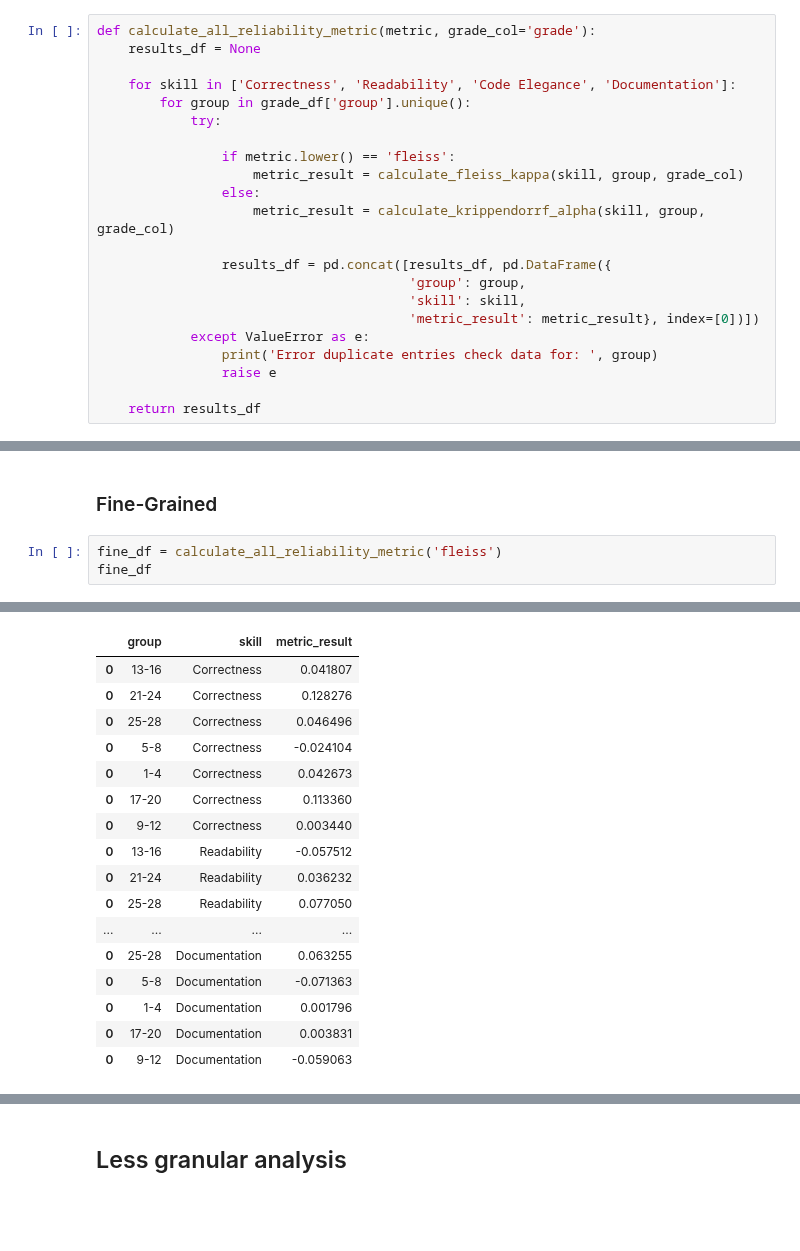
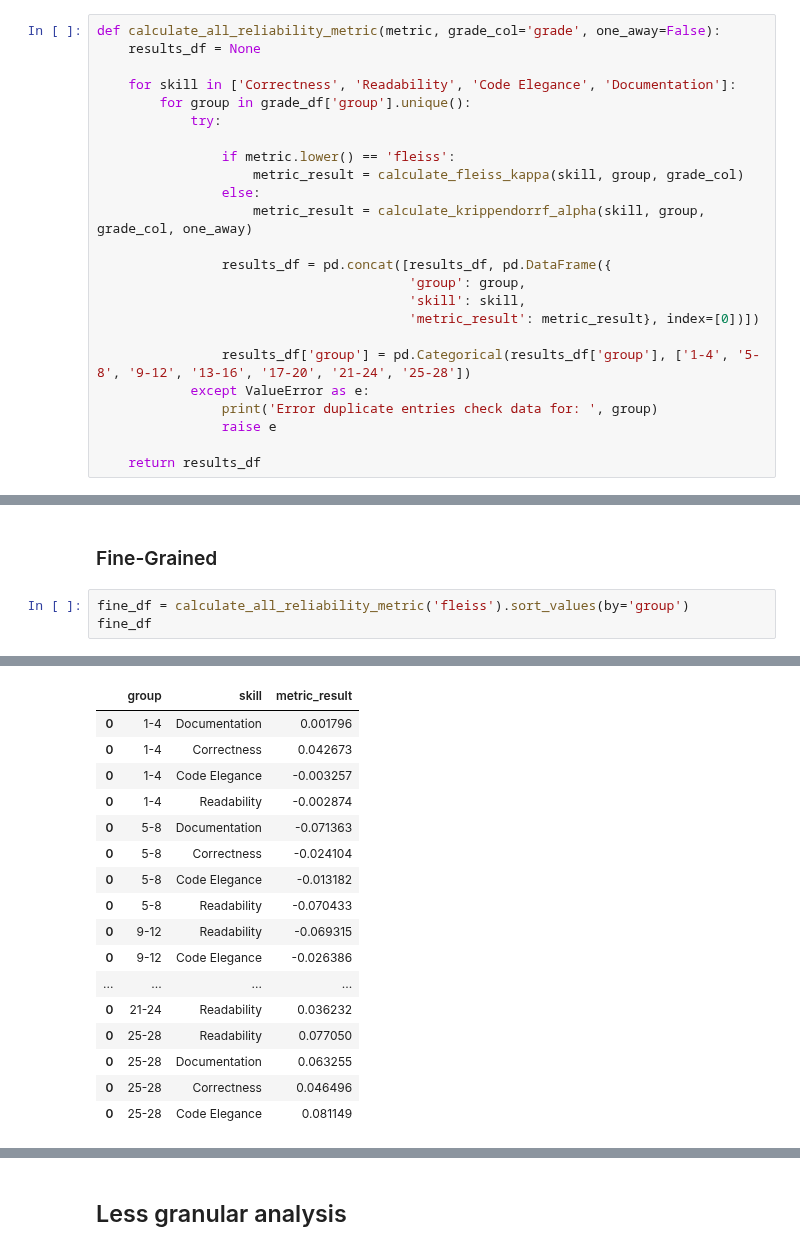
Before and after one commit to m-messer/Consistency_In_Grading_Analysis, a Jupyter notebook: grades_analysis.ipynb, the cells around one changed output, grey strips where cells are left out. Cells and saved outputs as stored; diff of their text form; blank space fills up the shorter version.

```diff
--- a/grades_analysis.ipynb
+++ b/grades_analysis.ipynb
@@ -72,7 +73,7 @@ grade_df
 # %% [markdown]
 # Inter-Rater Analysis
 # %%
-def calculate_all_reliability_metric(metric, grade_col='grade'):
+def calculate_all_reliability_metric(metric, grade_col='grade', one_away=False):
     results_df = None
 
     for skill in ['Correctness', 'Readability', 'Code Elegance', 'Documentation']:
@@ -82,12 +83,14 @@ def calculate_all_reliability_metric(metric, grade_col='grade'):
                 if metric.lower() == 'fleiss':
                     metric_result = calculate_fleiss_kappa(skill, group, grade_col)
                 else:
-                    metric_result = calculate_krippendorrf_alpha(skill, group, grade_col)
+                    metric_result = calculate_krippendorrf_alpha(skill, group, grade_col, one_away)
 
                 results_df = pd.concat([results_df, pd.DataFrame({
                                         'group': group,
                                         'skill': skill,
                                         'metric_result': metric_result}, index=[0])])
+
+                results_df['group'] = pd.Categorical(results_df['group'], ['1-4', '5-8', '9-12', '13-16', '17-20', '21-24', '25-28'])
             except ValueError as e:
                 print('Error duplicate entries check data for: ', group)
                 raise e
@@ -113,40 +116,40 @@ def calculate_fleiss_kappa(skill, group, grade_col):
 # %% [markdown]
 ### Fine-Grained
 # %%
-fine_df = calculate_all_reliability_metric('fleiss')
+fine_df = calculate_all_reliability_metric('fleiss').sort_values(by='group')
 fine_df
 # %% [output]
 Missing Grade:  participant_id      13  14  15 16
 assignment_number
 306.0              NaN  A+  B+  A
 Missing Grade:  participant_id      21   22   23  24
 assignment_number
 10.0               NaN   A+   D+   F
 410.0              NaN   C+   A+  A-
 654.0              NaN  A++  A++  D-
 Missing Grade:  participant_id      25   26   27   28
 assignment_number
 394.0              A++  A++  NaN  A++
 Missing Grade:  participant_id      9  10  11  12
 assignment_number
 117.0              NaN  B  A+  A-
 |  | group | skill | metric_result |
-| 0 | 13-16 | Correctness | 0.041807 |
-| 0 | 21-24 | Correctness | 0.128276 |
-| 0 | 25-28 | Correctness | 0.046496 |
+| 0 | 1-4 | Documentation | 0.001796 |
+| 0 | 1-4 | Correctness | 0.042673 |
+| 0 | 1-4 | Code Elegance | -0.003257 |
+| 0 | 1-4 | Readability | -0.002874 |
+| 0 | 5-8 | Documentation | -0.071363 |
 | 0 | 5-8 | Correctness | -0.024104 |
-| 0 | 1-4 | Correctness | 0.042673 |
-| 0 | 17-20 | Correctness | 0.113360 |
-| 0 | 9-12 | Correctness | 0.003440 |
-| 0 | 13-16 | Readability | -0.057512 |
+| 0 | 5-8 | Code Elegance | -0.013182 |
+| 0 | 5-8 | Readability | -0.070433 |
+| 0 | 9-12 | Readability | -0.069315 |
+| 0 | 9-12 | Code Elegance | -0.026386 |
+| ... | ... | ... | ... |
 | 0 | 21-24 | Readability | 0.036232 |
 | 0 | 25-28 | Readability | 0.077050 |
-| ... | ... | ... | ... |
 | 0 | 25-28 | Documentation | 0.063255 |
-| 0 | 5-8 | Documentation | -0.071363 |
-| 0 | 1-4 | Documentation | 0.001796 |
-| 0 | 17-20 | Documentation | 0.003831 |
-| 0 | 9-12 | Documentation | -0.059063 |
+| 0 | 25-28 | Correctness | 0.046496 |
+| 0 | 25-28 | Code Elegance | 0.081149 |
 # %%
 plot_heatmap(fine_df, 'fliess_kappa_fine')
 # %% [output]
```
Also changed, not shown: parts of 19 cells of this notebook.
